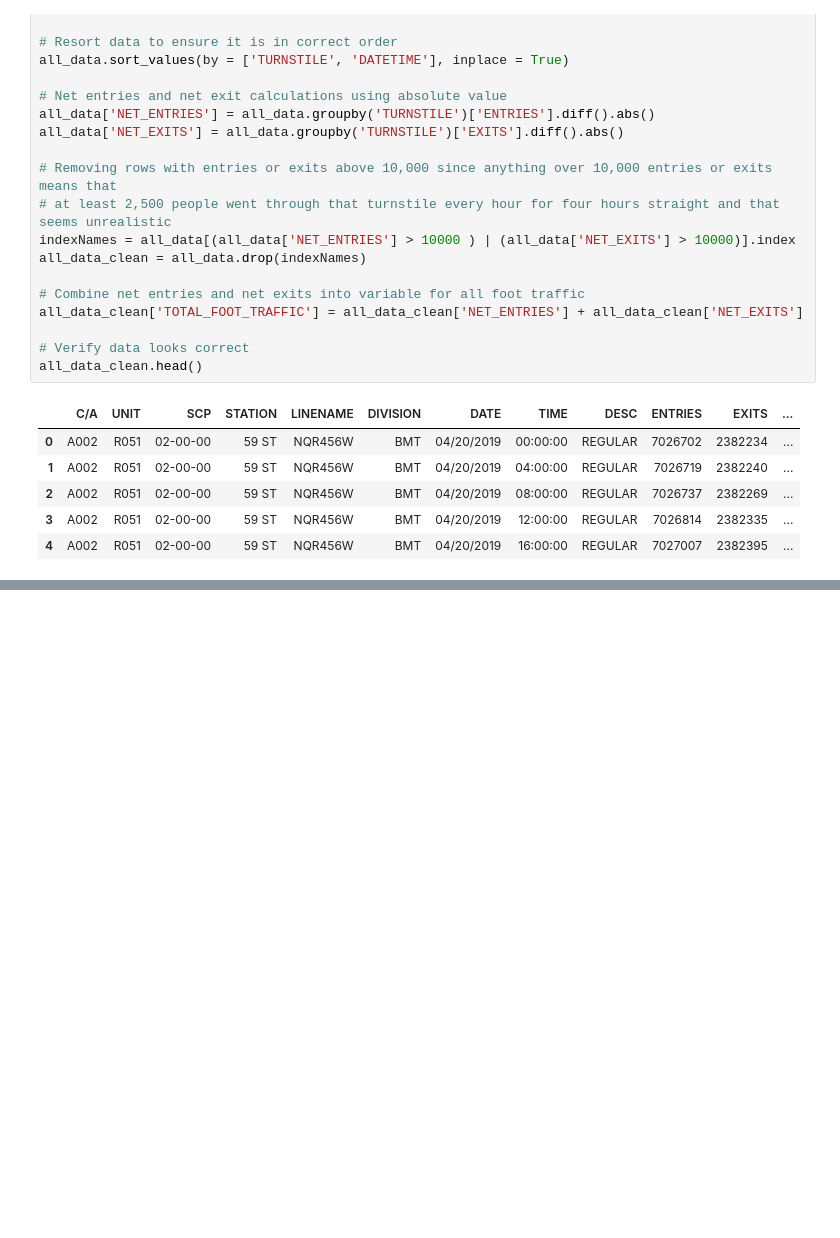
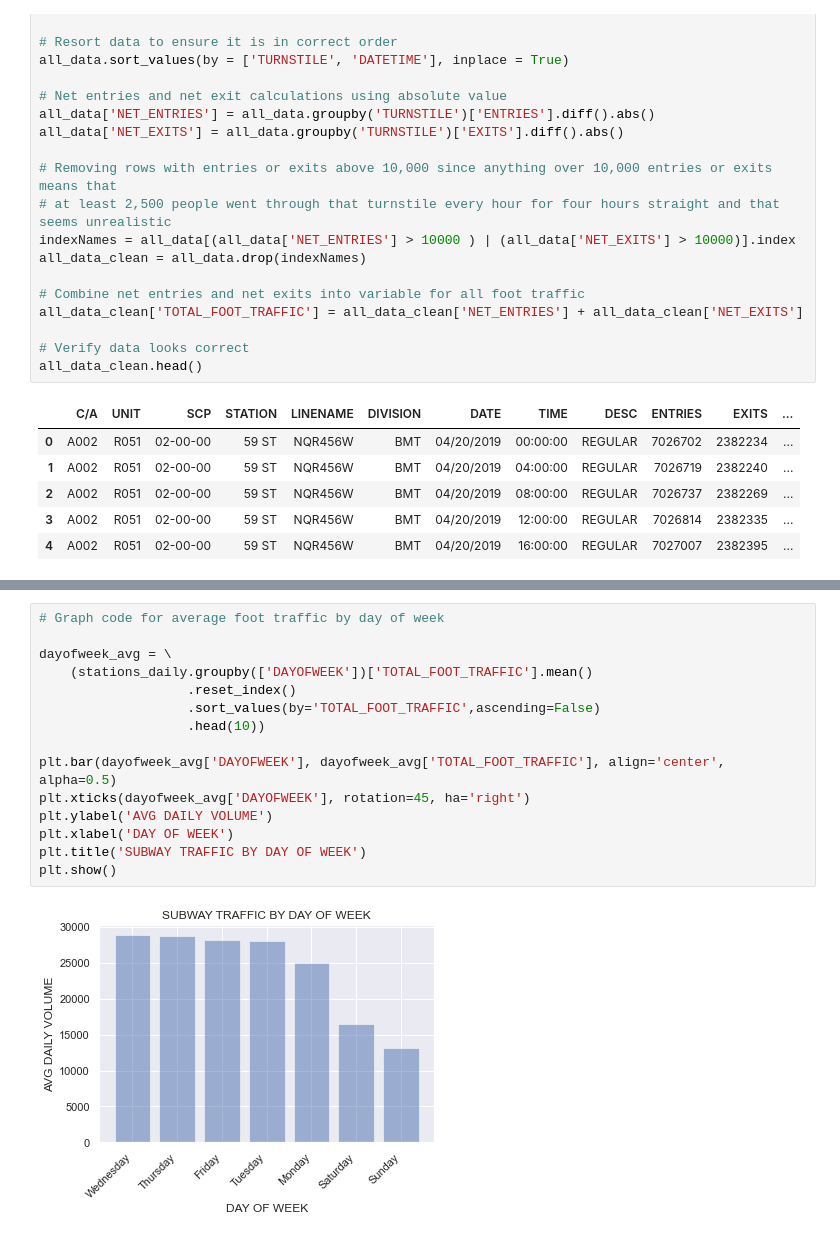
Before and after one commit to mvossbrinck/Metis_Project_1, a Jupyter notebook: EDA.ipynb, the cells around one changed output, grey strips where cells are left out. Saved outputs shown, nothing was run; the diff lists cells and outputs as text; blank space fills up the shorter version.

```diff
--- a/EDA.ipynb
+++ b/EDA.ipynb
@@ -164,0 +186,17 @@ df_weekday.sort_values(['TOTAL_FOOT_TRAFFIC'], ascending = False).head(50)
+# %%
+# Graph code for average foot traffic by day of week
+
+dayofweek_avg = \
+    (stations_daily.groupby(['DAYOFWEEK'])['TOTAL_FOOT_TRAFFIC'].mean()
+                   .reset_index()
+                   .sort_values(by='TOTAL_FOOT_TRAFFIC',ascending=False)
+                   .head(10))
+
+plt.bar(dayofweek_avg['DAYOFWEEK'], dayofweek_avg['TOTAL_FOOT_TRAFFIC'], align='center', alpha=0.5)
+plt.xticks(dayofweek_avg['DAYOFWEEK'], rotation=45, ha='right')
+plt.ylabel('AVG DAILY VOLUME')
+plt.xlabel('DAY OF WEEK')
+plt.title('SUBWAY TRAFFIC BY DAY OF WEEK')
+plt.show()
+# %% [output]
+[figure, added]
```
Also changed, not shown: parts of 8 cells of this notebook.
